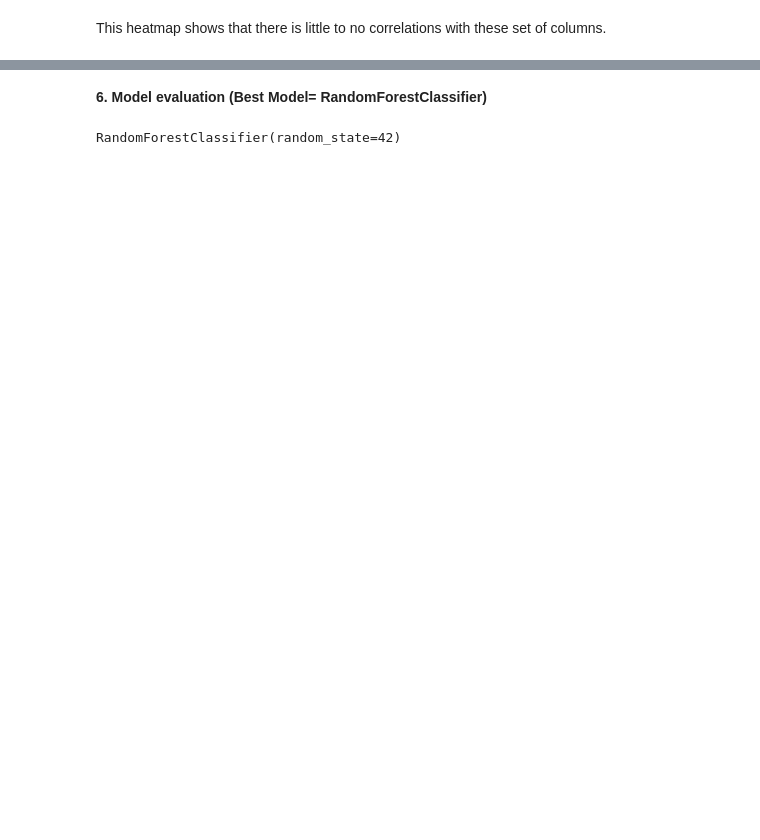
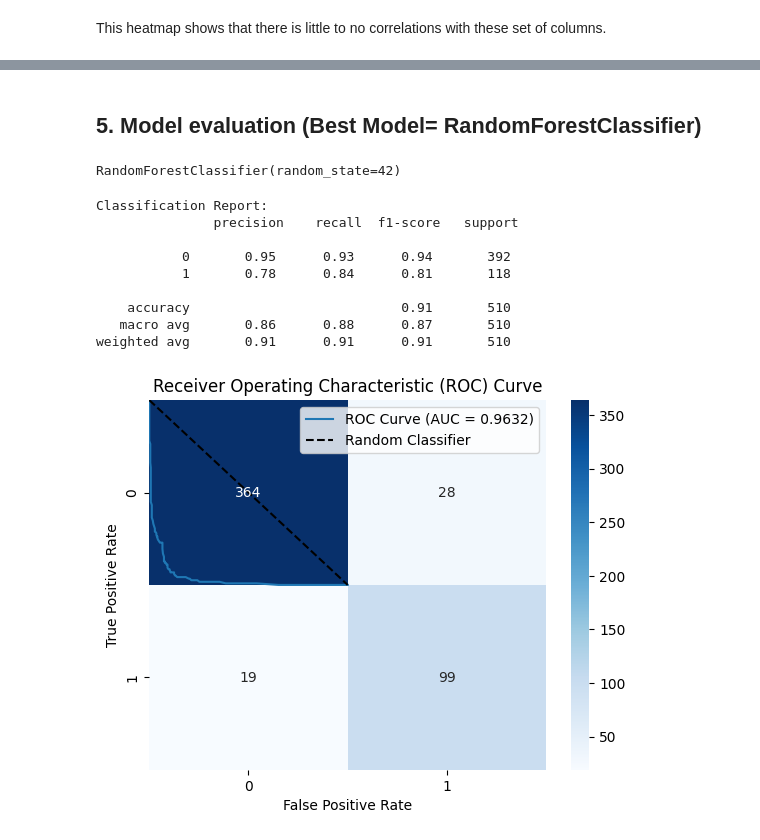
Before and after one commit to Michael-Adedapo/Dropout-pred, a Jupyter notebook: notebooks/dropout_prediction.ipynb, the cells around one changed output, grey strips where cells are left out. Cells and saved outputs as stored; diff of their text form; code cells hidden in the pictures; blank space fills up the shorter version.

Commit message:
Model finished and saved

```diff
--- a/notebooks/dropout_prediction.ipynb
+++ b/notebooks/dropout_prediction.ipynb
@@ -239,5 +239,5 @@ plt.show()
 # %% [markdown]
-**6. Model evaluation (Best Model= RandomForestClassifier)**
+## 5. Model evaluation (Best Model= RandomForestClassifier)
 # %%
 best_model = models["Random Forest"]
 best_model.fit(X_train_res,y_train_res)
@@ -245,5 +245,33 @@ best_model.fit(X_train_res,y_train_res)
 RandomForestClassifier(random_state=42)
 # %%
 # Training the best model with test data
-y_pred = best_model.predict(X_train_res)
+y_pred = best_model.predict(X_test)
 y_prob = best_model.predict_proba(X_test)[:,1]
+# %%
+# Classification report and confusion matrix
+from sklearn.metrics import roc_curve
+
+
+print("Classification Report:\n", classification_report(y_test, y_pred))
+cf_matrix = confusion_matrix(y_test, y_pred)
+sns.heatmap(cf_matrix, annot=True, fmt='d', cmap='Blues')
+fpr, tpr, _ = roc_curve(y_test, y_prob)
+
+plt.plot(fpr, tpr, label=f'ROC Curve (AUC = {roc_auc_score(y_test, y_prob):.4f})')
+plt.plot([0, 1], [0, 1], 'k--', label='Random Classifier')
+plt.xlabel('False Positive Rate')
+plt.ylabel('True Positive Rate')
+plt.title('Receiver Operating Characteristic (ROC) Curve')
+plt.legend()
+plt.show()
+# %% [output]
+Classification Report:
+               precision    recall  f1-score   support
+
+           0       0.95      0.93      0.94       392
+           1       0.78      0.84      0.81       118
+
+    accuracy                           0.91       510
+   macro avg       0.86      0.88      0.87       510
+weighted avg       0.91      0.91      0.91       510
+[figure, added]
```
Also changed, not shown: parts of 20 cells of this notebook, 12 other files.
